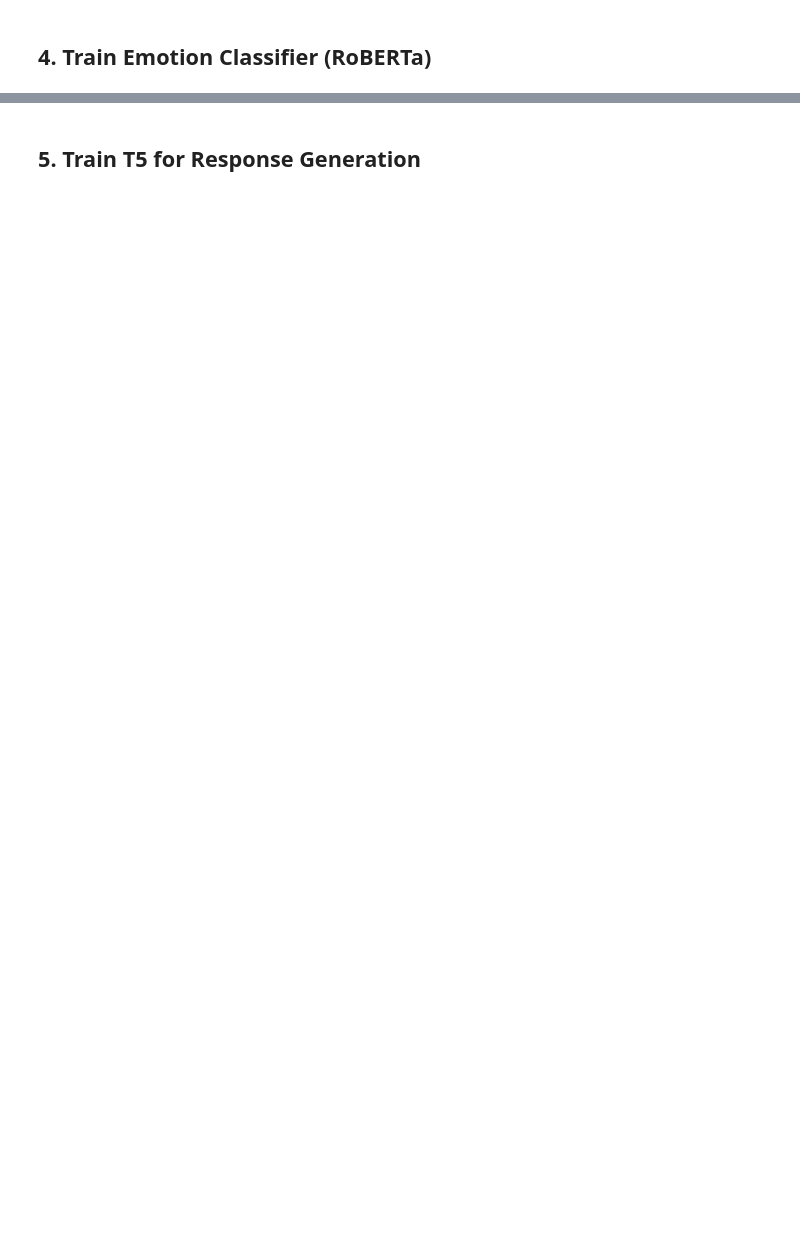
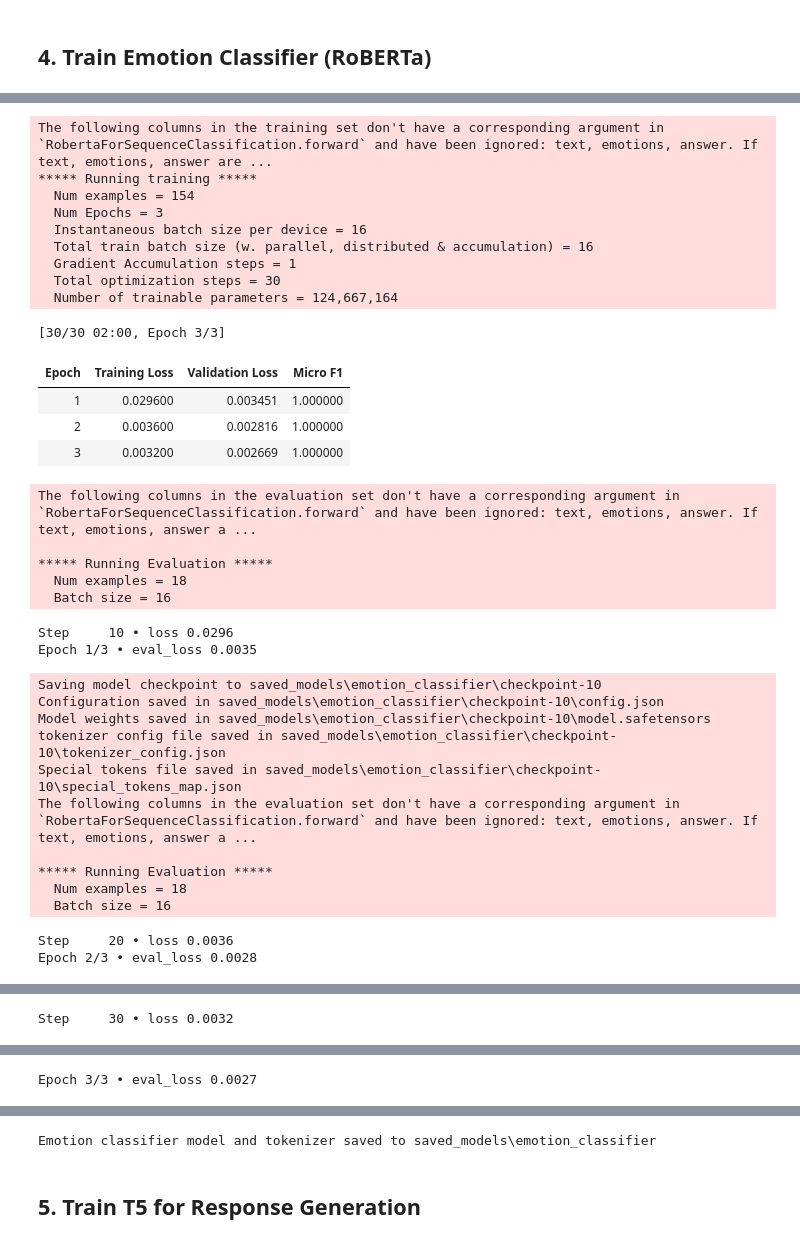
Before and after one commit to mward2020/Project_3, a Jupyter notebook: mental_health_chatbot_happy_brain.ipynb, the cells around one changed output, grey strips where cells are left out. Saved outputs shown, nothing was run; the diff lists cells and outputs as text; code cells hidden in the pictures; blank space fills up the shorter version.

```diff
--- a/mental_health_chatbot_happy_brain.ipynb
+++ b/mental_health_chatbot_happy_brain.ipynb
@@ -682,0 +506,11 @@ data_collator = DataCollatorForSeq2Seq(
+# %%
+# -------------------------------
+# Tokenization for Model Training: Use fixed max_length
+# -------------------------------
+def emo_tokenize(batch):
+    return emo_tokenizer(
+        batch["text"],
+        truncation=True,
+        padding="max_length",
+        max_length=128
+    )
@@ -682,0 +534,10 @@ data_collator = DataCollatorForSeq2Seq(
+# %%
+# -------------------------------
+# Load the pre-trained emotion classification model
+# -------------------------------
+emo_model = AutoModelForSequenceClassification.from_pretrained(
+    "SamLowe/roberta-base-go_emotions",
+    problem_type="multi_label_classification",
+    num_labels=num_labels,  # equals len(GO_EMOTION_LABELS)
+).to(device)
+print("Loaded model:", emo_model.config._name_or_path)
@@ -682,0 +635,53 @@ data_collator = DataCollatorForSeq2Seq(
+# %%
+# -------------------------------
+# Start Training (uncomment the next line to train)
+# -------------------------------
+trainer_emo.train()
+
+# -------------------------------
+# Save the Best Model and Tokenizer
+# -------------------------------
+# Create the directory structure if it doesn't exist
+SAVE_ROOT.mkdir(exist_ok=True, parents=True)
+(SAVE_ROOT / "emotion_classifier").mkdir(exist_ok=True, parents=True)
+
+emo_model.save_pretrained(SAVE_ROOT / "emotion_classifier")
+emo_tokenizer.save_pretrained(SAVE_ROOT / "emotion_classifier")
+
+# Also save the trainer's final model state
+trainer_emo.save_model()
+print("Emotion classifier model and tokenizer saved to", SAVE_ROOT / "emotion_classifier")
+# %% [output]
+The following columns in the training set don't have a corresponding argument in `RobertaForSequenceClassification.forward` and have been ignored: text, emotions, answer. If text, emotions, answer are ...
+***** Running training *****
+  Num examples = 154
+  Num Epochs = 3
+  Instantaneous batch size per device = 16
+  Total train batch size (w. parallel, distributed & accumulation) = 16
+  Gradient Accumulation steps = 1
+  Total optimization steps = 30
+  Number of trainable parameters = 124,667,164
+[30/30 02:00, Epoch 3/3]
+| Epoch | Training Loss | Validation Loss | Micro F1 |
+| 1 | 0.029600 | 0.003451 | 1.000000 |
+| 2 | 0.003600 | 0.002816 | 1.000000 |
+| 3 | 0.003200 | 0.002669 | 1.000000 |
+The following columns in the evaluation set don't have a corresponding argument in `RobertaForSequenceClassification.forward` and have been ignored: text, emotions, answer. If text, emotions, answer a ...
+
+***** Running Evaluation *****
+  Num examples = 18
+  Batch size = 16
+Step     10 • loss 0.0296
+Epoch 1/3 • eval_loss 0.0035
+Saving model checkpoint to saved_models\emotion_classifier\checkpoint-10
+Configuration saved in saved_models\emotion_classifier\checkpoint-10\config.json
+Model weights saved in saved_models\emotion_classifier\checkpoint-10\model.safetensors
+tokenizer config file saved in saved_models\emotion_classifier\checkpoint-10\tokenizer_config.json
+Special tokens file saved in saved_models\emotion_classifier\checkpoint-10\special_tokens_map.json
+The following columns in the evaluation set don't have a corresponding argument in `RobertaForSequenceClassification.forward` and have been ignored: text, emotions, answer. If text, emotions, answer a ...
+
+***** Running Evaluation *****
+  Num examples = 18
+  Batch size = 16
+Step     20 • loss 0.0036
+Epoch 2/3 • eval_loss 0.0028
@@ -682,0 +695 @@ data_collator = DataCollatorForSeq2Seq(
+Step     30 • loss 0.0032
@@ -682,0 +704 @@ data_collator = DataCollatorForSeq2Seq(
+Epoch 3/3 • eval_loss 0.0027
@@ -683,2 +725,3 @@ data_collator = DataCollatorForSeq2Seq(
+Emotion classifier model and tokenizer saved to saved_models\emotion_classifier
 # %% [markdown]
 ## 5. Train T5 for Response Generation
```
Also changed, not shown: parts of 124 cells of this notebook, 2 other files.
